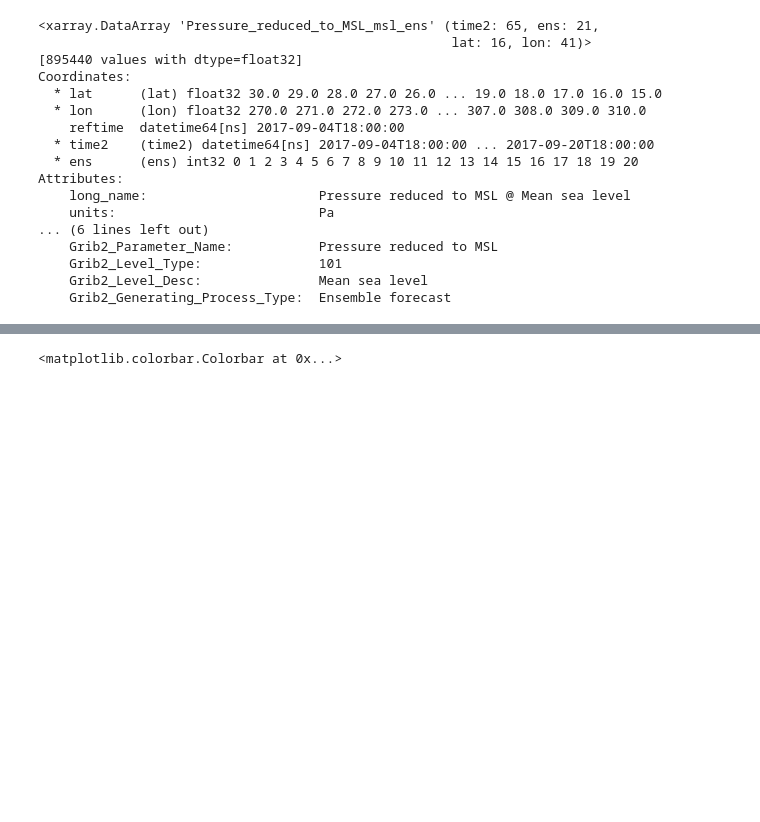
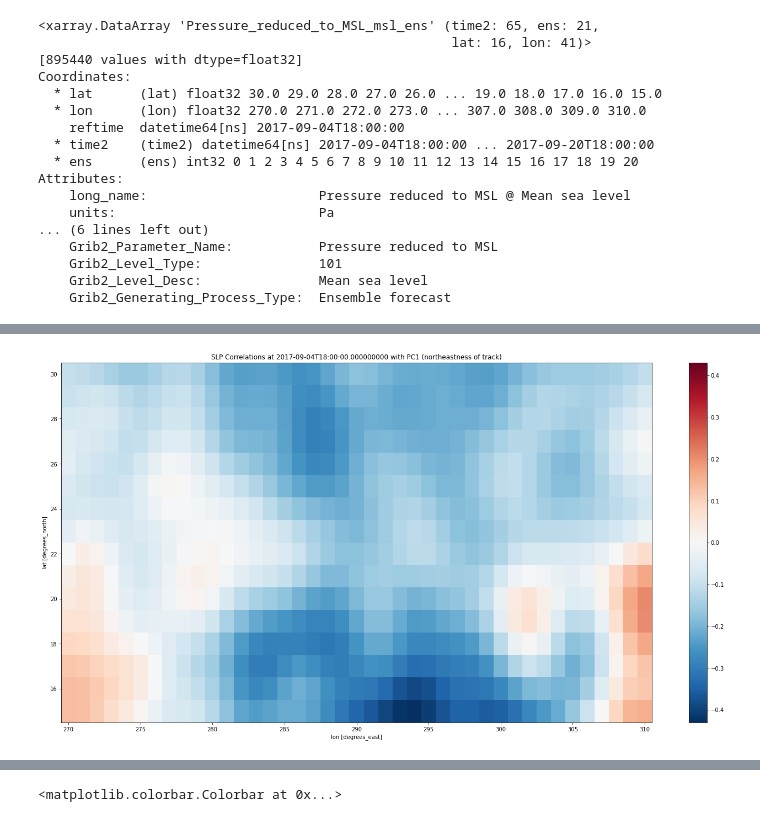
Before and after one commit to MPOcanes/MPO624_2022, a Jupyter notebook: Notebooks/Irma_Ensembles.ipynb, the cells around one changed output, grey strips where cells are left out. Saved outputs shown, nothing was run; the diff lists cells and outputs as text; code cells hidden in the pictures; blank space fills up the shorter version.

```diff
--- a/Notebooks/Irma_Ensembles.ipynb
+++ b/Notebooks/Irma_Ensembles.ipynb
@@ -186,0 +181,6 @@ Dimensions without coordinates: dim_0
+# %%
+pccor[0].plot(size=12,aspect=2)
+plt.title('SLP Correlations at '+str(pccor.time2[0].values)+' with PC1 (northeastness of track)')
+
+# Overplot ensemble mean SLP so we can see what variations mean in terms of its features
+# %% [output]
@@ -186,0 +188 @@ Dimensions without coordinates: dim_0
+[figure, added]
```
Also changed, not shown: parts of 11 cells of this notebook, 1 other file.
